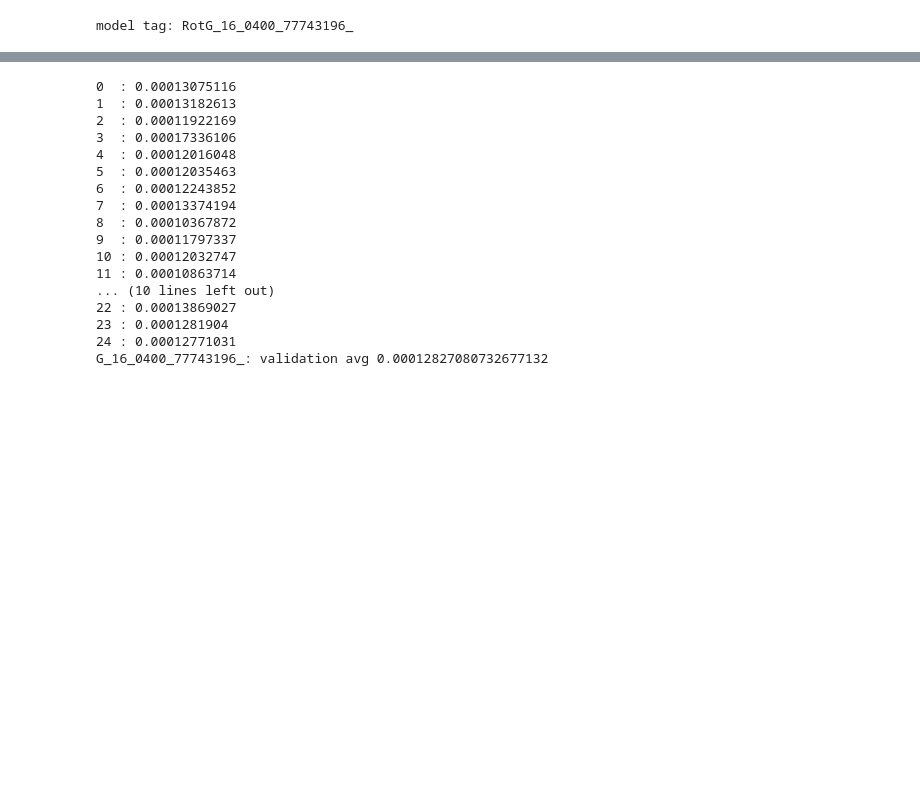
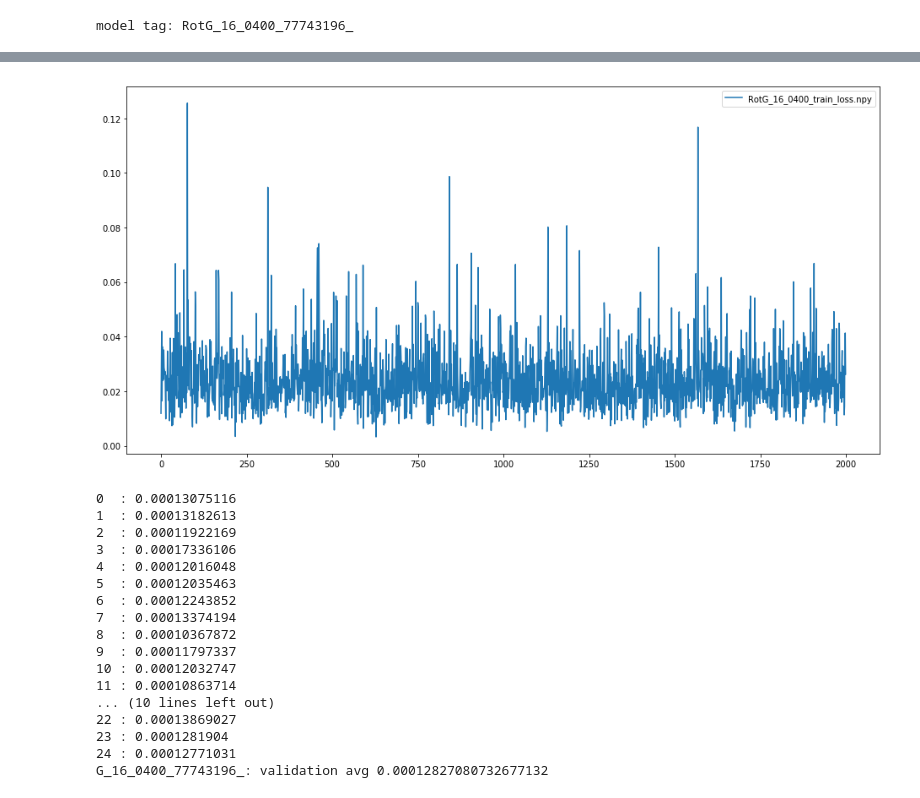
Before and after one commit to evdcush/N-Body_PointCloudEvolution, a Jupyter notebook: train.ipynb, the cells around one changed output, grey strips where cells are left out. Saved outputs shown, nothing was run; the diff lists cells and outputs as text; code cells hidden in the pictures; blank space fills up the shorter version.

```diff
--- a/train.ipynb
+++ b/train.ipynb
@@ -100,6 +100,3 @@ optimizer = optimizers.Adam(alpha=LEARNING_RATE)
 optimizer.setup(model)
 # %% [output]
 model tag: RotG_16_0400_77743196_
-# %%
-_x_in, _x_true = data_utils.next_minibatch([X_train, Y_train], mb_size, data_aug='shift')
-_xr_in, _xr_true = data_utils.next_minibatch([X_train, Y_train], mb_size, data_aug='rotate')
@@ -150,15 +136,17 @@ variable(0.01188592)
 # %%
-loss_labels = ['G_16_0400_train_loss',
-               'RotG_16_0400_train_loss']
+loss_labels = [#'G_16_0400_train_loss.npy',
+               'RotG_16_0400_train_loss.npy']
 lh_dict = {llabel:np.load(loss_path + llabel) for llabel in loss_labels}
 plt.close('all')
 plt.figure(figsize=(16,8))
-pstart = 250
-for label, loss in lh_dct.items():
+pstart = 0
+for label, loss in lh_dict.items():
     plt.plot(loss[pstart:], label=label)
 plt.legend()
 display.display(plt.gcf())
 display.clear_output(wait=True)
+# %% [output]
+[figure, added]
 # %%
 # validation
 with chainer.using_config('train', False):
```
Also changed, not shown: parts of 3 cells of this notebook, 1 other file.
